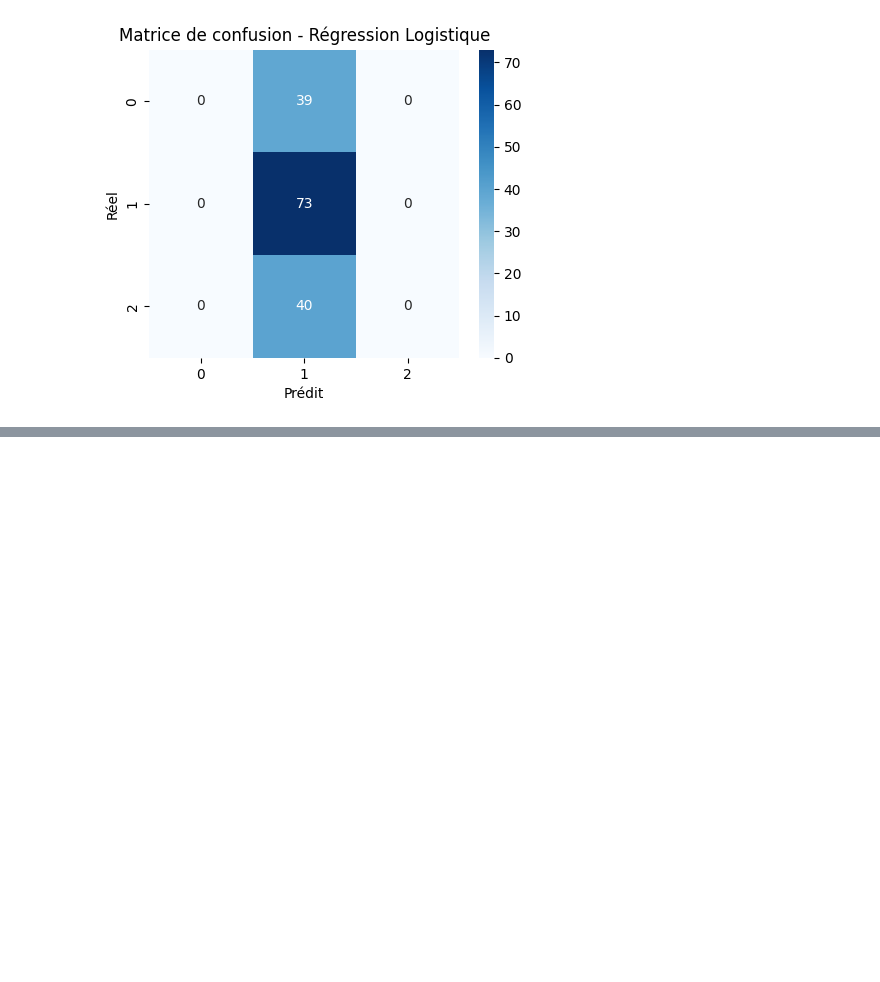
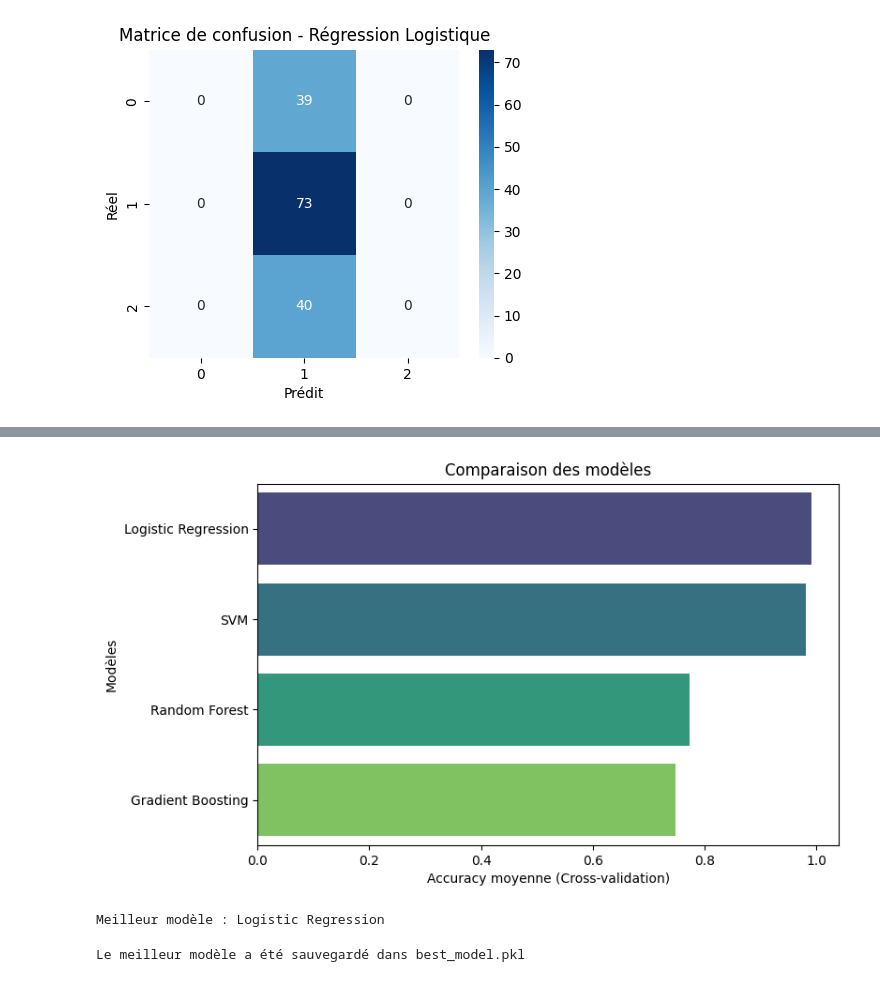
Before and after one commit to r00tMG/risque_diabete_par_analyse_clinique_model_apprentissage, a Jupyter notebook: notebooks/script.ipynb, the cells around one changed output, grey strips where cells are left out. Saved outputs shown, nothing was run; the diff lists cells and outputs as text; code cells hidden in the pictures; blank space fills up the shorter version.

Commit message:
sauvegarde du model

```diff
--- a/notebooks/script.ipynb
+++ b/notebooks/script.ipynb
@@ -619,0 +624,26 @@ weighted avg       0.23      0.48      0.31       152
+# %%
+from sklearn.model_selection import cross_val_score, StratifiedKFold
+import numpy as np
+from sklearn.ensemble import RandomForestClassifier, GradientBoostingClassifier
+from sklearn.svm import SVC
+from sklearn.linear_model import LogisticRegression
+
+models = {
+    "Random Forest": RandomForestClassifier(random_state=42),
+    "SVM": SVC(random_state=42),
+    "Gradient Boosting": GradientBoostingClassifier(random_state=42),
+    "Logistic Regression": LogisticRegression(random_state=42, max_iter=10000)
+}
+
+cv = StratifiedKFold(n_splits=5, shuffle=True, random_state=42)
+
+for name, model in models.items():
+    if name in ["SVM", "Logistic Regression"]:
+        scores = cross_val_score(model, X_scaled, y, cv=cv, scoring="accuracy")
+    else:
+        scores = cross_val_score(model, X, y, cv=cv, scoring="accuracy")
+
+    print(f"\n{name}")
+    print("Scores par fold :", scores)
+    print("Moyenne Accuracy :", np.mean(scores))
+    print("Écart-type :", np.std(scores))
@@ -619,0 +748,11 @@ weighted avg       0.23      0.48      0.31       152
+# %%
+results = {
+    "Random Forest": grid_rf.best_score_,
+    "SVM": random_svm.best_score_,
+    "Gradient Boosting": grid_gb.best_score_,
+    "Logistic Regression": grid_log.best_score_
+}
+
+results_df = pd.DataFrame(list(results.items()), columns=["Modèle", "Accuracy"])
+results_df = results_df.sort_values(by="Accuracy", ascending=False)
+results_df
@@ -619,0 +765,32 @@ weighted avg       0.23      0.48      0.31       152
+# %%
+plt.figure(figsize=(8,5))
+sns.barplot(x="Accuracy", y="Modèle", hue="Modèle", data=results_df, palette="viridis", legend=False)
+plt.title("Comparaison des modèles")
+plt.xlabel("Accuracy moyenne (Cross-validation)")
+plt.ylabel("Modèles")
+plt.show()
+# %% [output]
+[figure, added]
+# %%
+best_model_name = results_df.iloc[0]["Modèle"]
+print("Meilleur modèle :", best_model_name)
+
+if best_model_name == "Random Forest":
+    best_model = grid_rf.best_estimator_
+elif best_model_name == "SVM":
+    best_model = random_svm.best_estimator_
+elif best_model_name == "Gradient Boosting":
+    best_model = grid_gb.best_estimator_
+else:
+    best_model = grid_log.best_estimator_
+# %% [output]
+Meilleur modèle : Logistic Regression
+# %%
+import pickle
+
+with open("../models/best_model.pkl", "wb") as file:
+    pickle.dump(best_model, file)
+
+print("Le meilleur modèle a été sauvegardé dans best_model.pkl")
+# %% [output]
+Le meilleur modèle a été sauvegardé dans best_model.pkl
```
Also changed, not shown: parts of 8 cells of this notebook, 5 other files.
